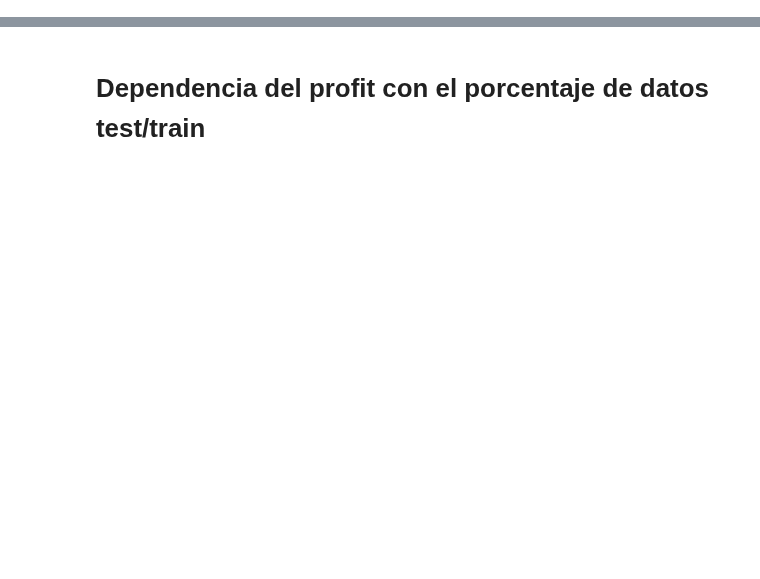
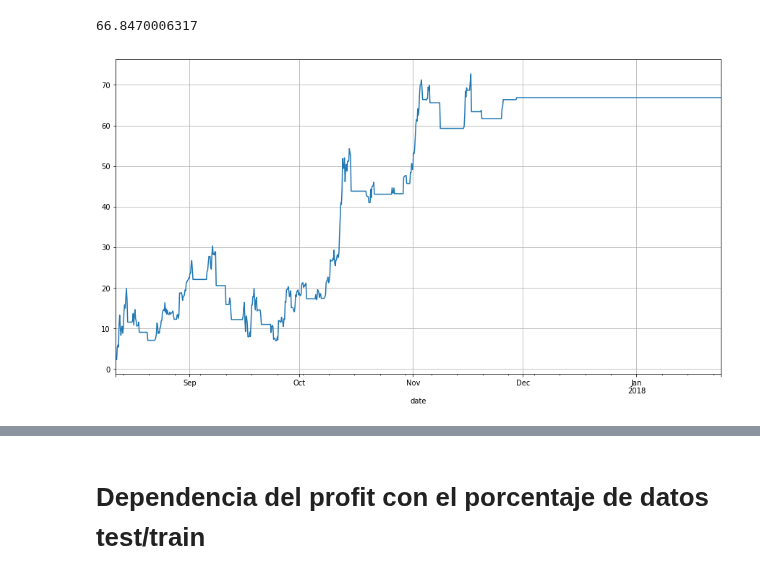
Before and after one commit to ADCryptoSolutions/adcb, a Jupyter notebook: StrategiesTest.ipynb, the cells around one changed output, grey strips where cells are left out. Saved outputs shown, nothing was run; the diff lists cells and outputs as text; code cells hidden in the pictures; blank space fills up the shorter version.

```diff
--- a/StrategiesTest.ipynb
+++ b/StrategiesTest.ipynb
@@ -144,3 +143,11 @@ print len(df12.index[int(len(df12)*per):]), len(v4), len(v2), len(df.index), len
+# %%
+v44 = v4*100
+v44.plot()
+plt.grid()
+print v44[-1]
+# %% [output]
+66.8470006317
+[figure, added]
 # %%
 w2 = EMAvsSMA2(df2['close'], df2["volatility"])
 relativeReturn2,v2 = profit(w2)
```
Also changed, not shown: parts of 8 cells of this notebook, 2 other files.
